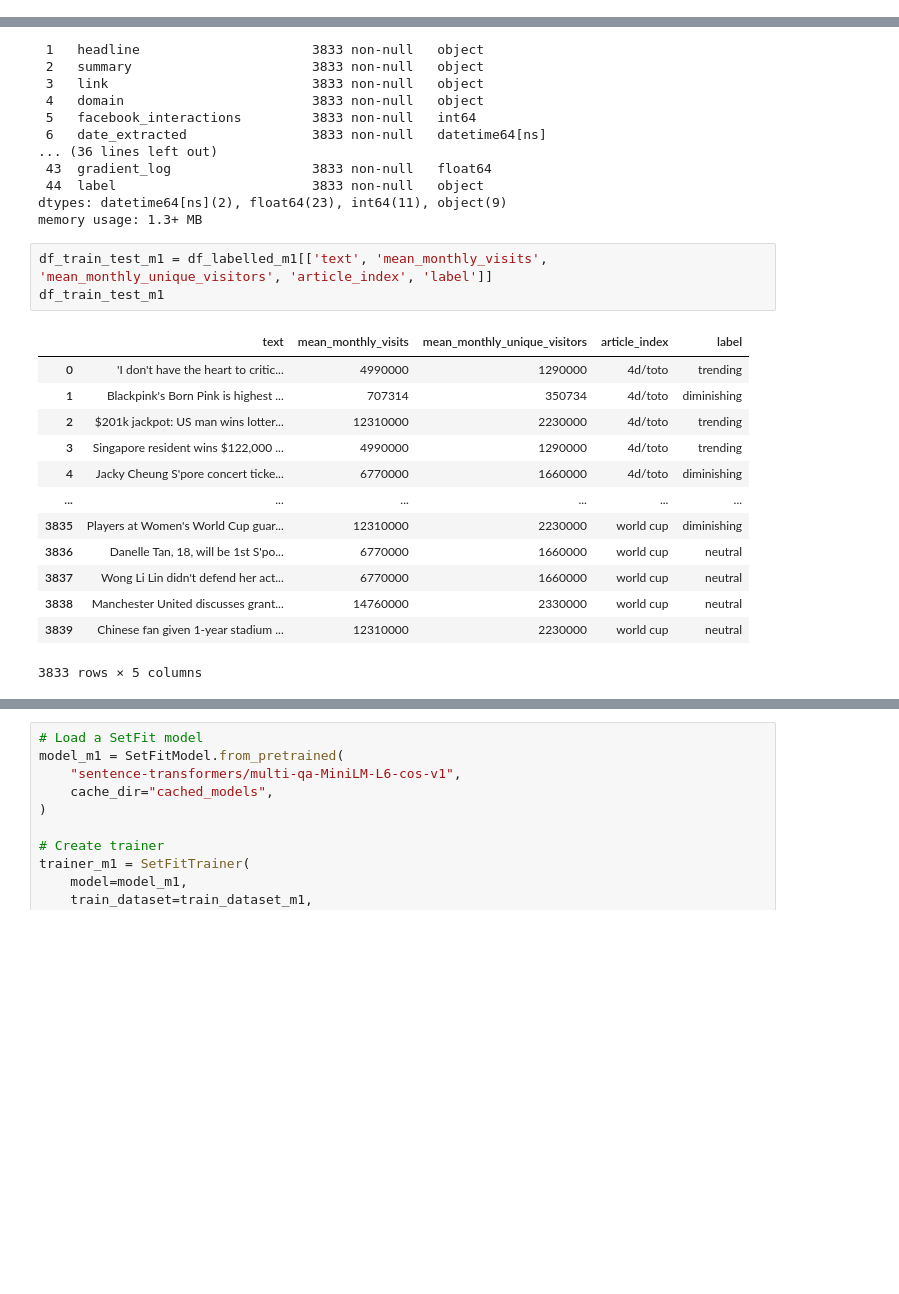
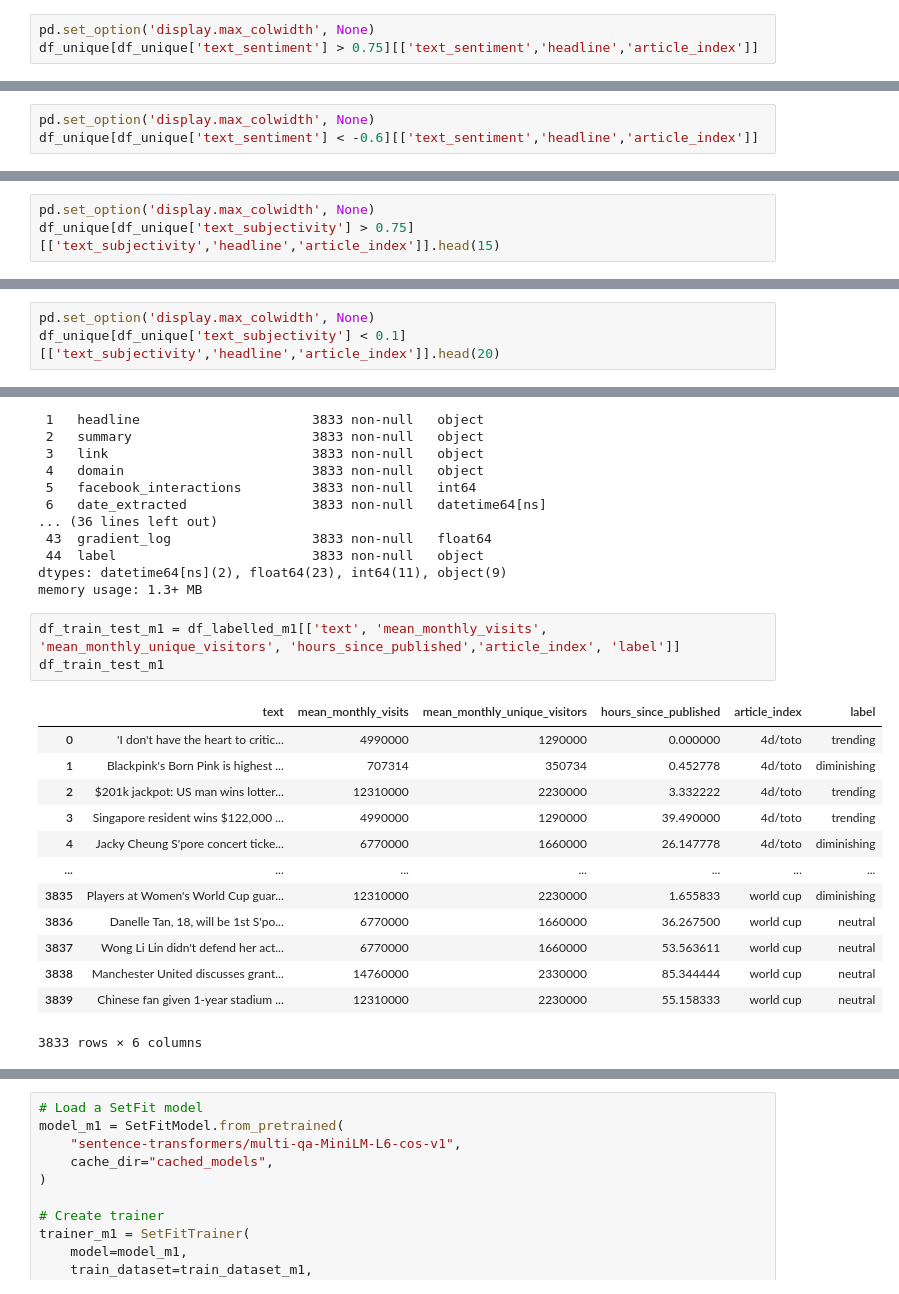
Before and after one commit to xeonkai/news_matching, a Jupyter notebook: traction-analytics/traction_analytics.ipynb, the cells around one changed output, grey strips where cells are left out. Drawn from its saved outputs; the diff is of its cells as text; blank space fills up the shorter version.

```diff
--- a/traction-analytics/traction_analytics.ipynb
+++ b/traction-analytics/traction_analytics.ipynb
@@ -176,0 +250,3 @@ df_unique
+# %%
+pd.set_option('display.max_colwidth', None)
+df_unique[df_unique['text_sentiment'] > 0.75][['text_sentiment','headline','article_index']]
@@ -176,0 +271,3 @@ df_unique
+# %%
+pd.set_option('display.max_colwidth', None)
+df_unique[df_unique['text_sentiment'] < -0.6][['text_sentiment','headline','article_index']]
@@ -176,0 +302,3 @@ df_unique
+# %%
+pd.set_option('display.max_colwidth', None)
+df_unique[df_unique['text_subjectivity'] > 0.75][['text_subjectivity','headline','article_index']].head(15)
@@ -176,0 +322,3 @@ df_unique
+# %%
+pd.set_option('display.max_colwidth', None)
+df_unique[df_unique['text_subjectivity'] < 0.1][['text_subjectivity','headline','article_index']].head(20)
@@ -818,22 +1024,22 @@ Data columns (total 45 columns):
 dtypes: datetime64[ns](2), float64(23), int64(11), object(9)
 memory usage: 1.3+ MB
 # %%
-df_train_test_m1 = df_labelled_m1[['text', 'mean_monthly_visits', 'mean_monthly_unique_visitors', 'article_index', 'label']]
+df_train_test_m1 = df_labelled_m1[['text', 'mean_monthly_visits', 'mean_monthly_unique_visitors', 'hours_since_published','article_index', 'label']]
 df_train_test_m1
 # %% [output]
-|  | text | mean_monthly_visits | mean_monthly_unique_visitors | article_index | label |
-| 0 | 'I don't have the heart to critic... | 4990000 | 1290000 | 4d/toto | trending |
-| 1 | Blackpink's Born Pink is highest ... | 707314 | 350734 | 4d/toto | diminishing |
-| 2 | $201k jackpot: US man wins lotter... | 12310000 | 2230000 | 4d/toto | trending |
-| 3 | Singapore resident wins $122,000 ... | 4990000 | 1290000 | 4d/toto | trending |
-| 4 | Jacky Cheung S'pore concert ticke... | 6770000 | 1660000 | 4d/toto | diminishing |
-| ... | ... | ... | ... | ... | ... |
-| 3835 | Players at Women's World Cup guar... | 12310000 | 2230000 | world cup | diminishing |
-| 3836 | Danelle Tan, 18, will be 1st S'po... | 6770000 | 1660000 | world cup | neutral |
-| 3837 | Wong Li Lin didn't defend her act... | 6770000 | 1660000 | world cup | neutral |
-| 3838 | Manchester United discusses grant... | 14760000 | 2330000 | world cup | neutral |
-| 3839 | Chinese fan given 1-year stadium ... | 12310000 | 2230000 | world cup | neutral |
+|  | text | mean_monthly_visits | mean_monthly_unique_visitors | hours_since_published | article_index | label |
+| 0 | 'I don't have the heart to critic... | 4990000 | 1290000 | 0.000000 | 4d/toto | trending |
+| 1 | Blackpink's Born Pink is highest ... | 707314 | 350734 | 0.452778 | 4d/toto | diminishing |
+| 2 | $201k jackpot: US man wins lotter... | 12310000 | 2230000 | 3.332222 | 4d/toto | trending |
+| 3 | Singapore resident wins $122,000 ... | 4990000 | 1290000 | 39.490000 | 4d/toto | trending |
+| 4 | Jacky Cheung S'pore concert ticke... | 6770000 | 1660000 | 26.147778 | 4d/toto | diminishing |
+| ... | ... | ... | ... | ... | ... | ... |
+| 3835 | Players at Women's World Cup guar... | 12310000 | 2230000 | 1.655833 | world cup | diminishing |
+| 3836 | Danelle Tan, 18, will be 1st S'po... | 6770000 | 1660000 | 36.267500 | world cup | neutral |
+| 3837 | Wong Li Lin didn't defend her act... | 6770000 | 1660000 | 53.563611 | world cup | neutral |
+| 3838 | Manchester United discusses grant... | 14760000 | 2330000 | 85.344444 | world cup | neutral |
+| 3839 | Chinese fan given 1-year stadium ... | 12310000 | 2230000 | 55.158333 | world cup | neutral |
-3833 rows × 5 columns
+3833 rows × 6 columns
 # %%
 label_mapper = {'trending': 2, 'diminishing': 0, 'neutral': 1}
 df_train_test_m1['label'] = df_train_test_m1['label'].map(label_mapper)
```
Also changed, not shown: parts of 19 cells of this notebook, 2 other files.
